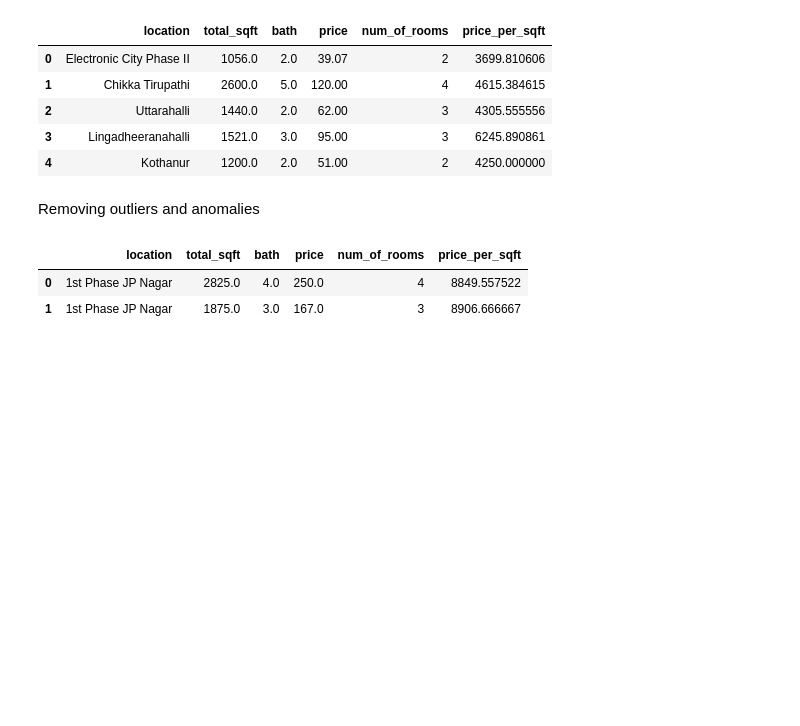
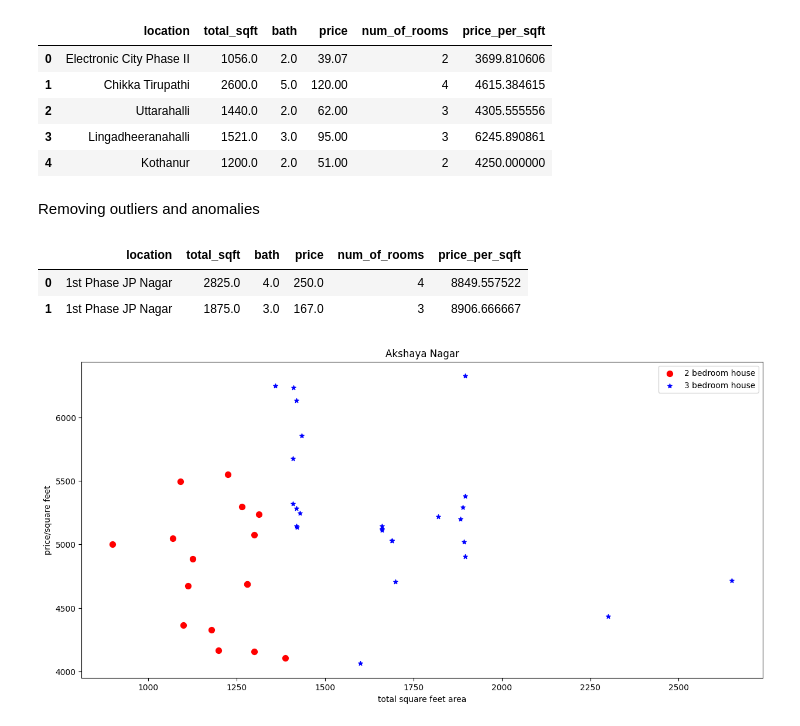
Before and after one commit to Chiemerie1/House_price_prediction, a Jupyter notebook: house_price_prediction.ipynb, the cells around one changed output. Saved outputs shown, nothing was run; the diff lists cells and outputs as text; code cells hidden in the pictures; blank space fills up the shorter version.

Commit message:
scatter plots to check the anomalies in 2 and 3 bedrooms house prices

```diff
--- a/house_price_prediction.ipynb
+++ b/house_price_prediction.ipynb
@@ -219,3 +219,14 @@ df_cleaned.head(2)
 |  | location | total_sqft | bath | price | num_of_rooms | price_per_sqft |
 | 0 | 1st Phase JP Nagar | 2825.0 | 4.0 | 250.0 | 4 | 8849.557522 |
 | 1 | 1st Phase JP Nagar | 1875.0 | 3.0 | 167.0 | 3 | 8906.666667 |
+# %%
+def scatter_plt(data_frame, location: str):
+    two_bedroom = data_frame[(data_frame["location"] == location) & (data_frame["num_of_rooms"] ==2)]
+    three_bedroom = data_frame[(data_frame["location"] == location) & (data_frame["num_of_rooms"] == 3)]
+    matplotlib.rcParams["figure.figsize"] = (15, 7)
+    plt.scatter(two_bedroom["total_sqft"], two_bedroom["price_per_sqft"], color="red", label="2 bedroom house", s=50)
+    plt.scatter(three_bedroom["total_sqft"], three_bedroom["price_per_sqft"], color="blue", marker="*", label="3 bedroom house", s=30)
+    plt.title(location)
+    plt.xlabel("total square feet area")
+    plt.ylabel("price/square feet")
+    plt.legend()
@@ -221,0 +235,4 @@ df_cleaned.head(2)
+# %%
+scatter_plt(df_cleaned, "Akshaya Nagar")
+# %% [output]
+[figure, added]
```
Also changed, not shown: parts of 1 cell of this notebook.
